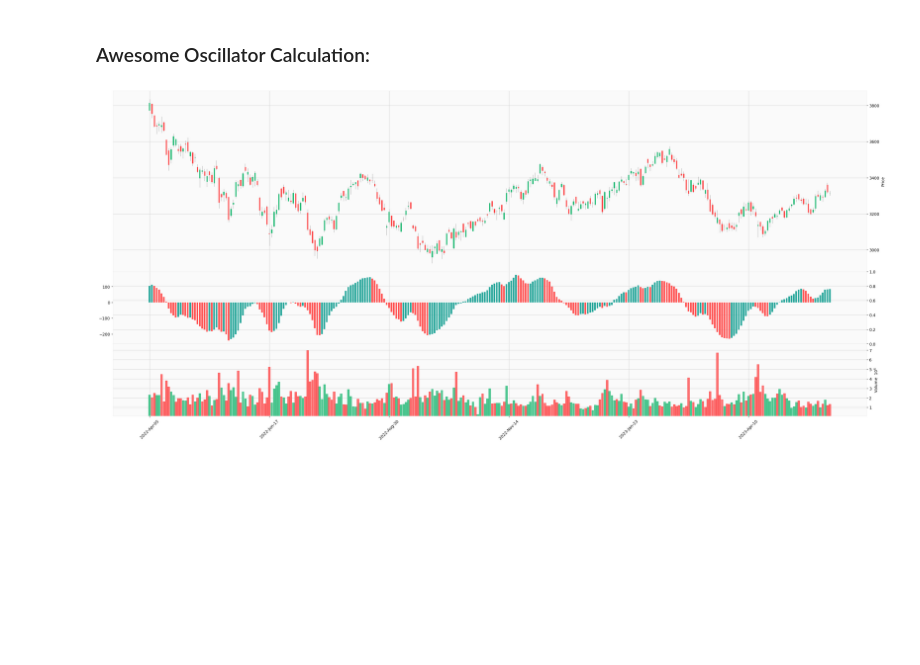
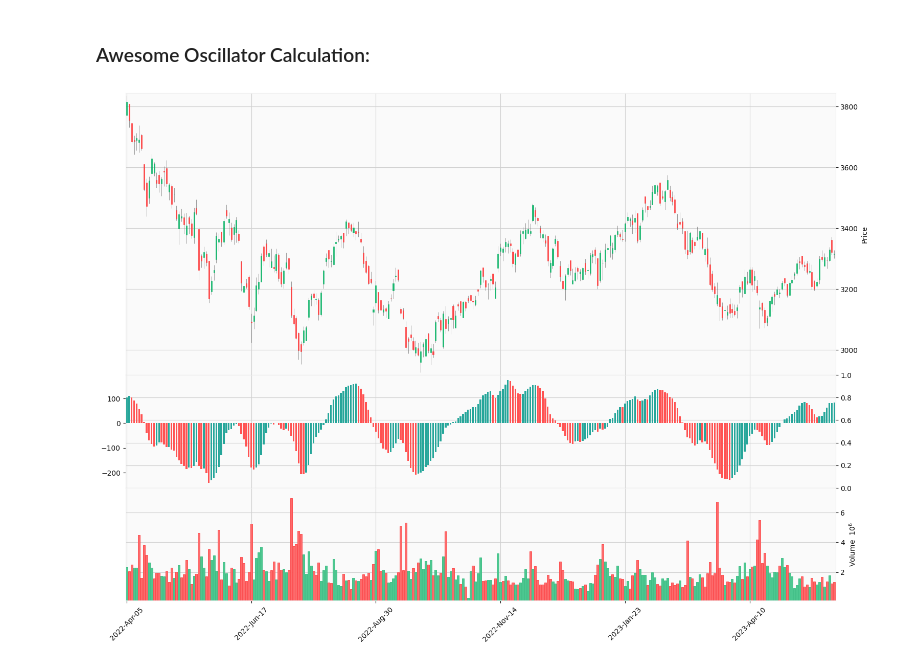
Before and after one commit to DanielGoldfarb/mplfinance, a Jupyter notebook: examples/Indicator_Awesome_Oscillator.ipynb, the cells around one changed output. Saved outputs shown, nothing was run; the diff lists cells and outputs as text; code cells hidden in the pictures; blank space fills up the shorter version.

```diff
--- a/examples/Indicator_Awesome_Oscillator.ipynb
+++ b/examples/Indicator_Awesome_Oscillator.ipynb
@@ -62,11 +61,12 @@ ao = mpf.make_addplot(df['AO'],
 # %%
 mpf.plot(df,
          volume=True,
          volume_panel = 2,
          type="candle",
          style="yahoo",
          addplot=ao,
-         figsize=(36,16)
+         figscale=2,
+         tight_layout=True
         )
 # %% [output]
-[figure, old version]
+[figure, new version]
```
Also changed, not shown: parts of 1 cell of this notebook, 2 other files.
